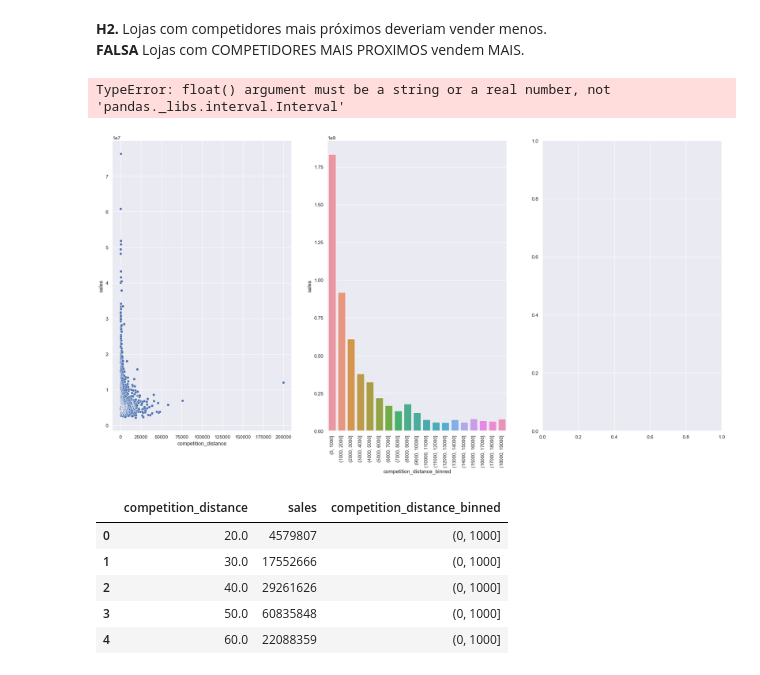
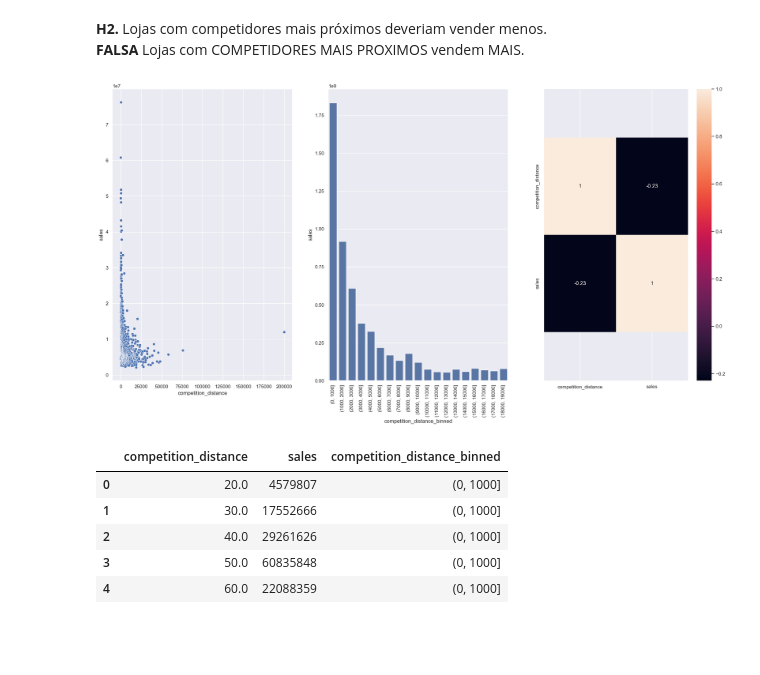
Before and after one commit to fernandachuerubim/curso_ds_producao, a Jupyter notebook: m04_v01_store_sales_prediction.ipynb, the cells around one changed output. Saved outputs shown, nothing was run; the diff lists cells and outputs as text; code cells hidden in the pictures; blank space fills up the shorter version.

```diff
--- a/m04_v01_store_sales_prediction.ipynb
+++ b/m04_v01_store_sales_prediction.ipynb
@@ -657,23 +674,22 @@ aux3.pivot(index='year_week', columns='assortment', values='sales').plot()
 # %%
 aux1 = df4[['competition_distance', 'sales']].groupby('competition_distance').sum().reset_index()
 
 plt.subplot(1, 3, 1)
 sns.scatterplot(x='competition_distance', y='sales', data=aux1);
 
 plt.subplot(1, 3, 2)
 bins = list(np.arange(0, 20000, 1000)) #numeros arbitrarios
 aux1['competition_distance_binned'] = pd.cut(aux1['competition_distance'], bins=bins)
 aux2 = aux1[['competition_distance_binned', 'sales']].groupby('competition_distance_binned').sum().reset_index()
 sns.barplot(x='competition_distance_binned', y='sales', data=aux2);
 plt.xticks(rotation=90);
 
 plt.subplot(1, 3, 3)
-x = sns.heatmap(aux1.corr(method='pearson'), annot=True);
+x = sns.heatmap(aux1.corr(method='pearson', numeric_only=True), annot=True);
 bottom, top = x.get_ylim()
 x.set_ylim(bottom+0.5, top-0.5);
 # %% [output]
-TypeError: float() argument must be a string or a real number, not 'pandas._libs.interval.Interval'
-[figure, old version]
+[figure, new version]
 # %%
 aux1.head()
 # %% [output]
```
Also changed, not shown: parts of 31 cells of this notebook.
